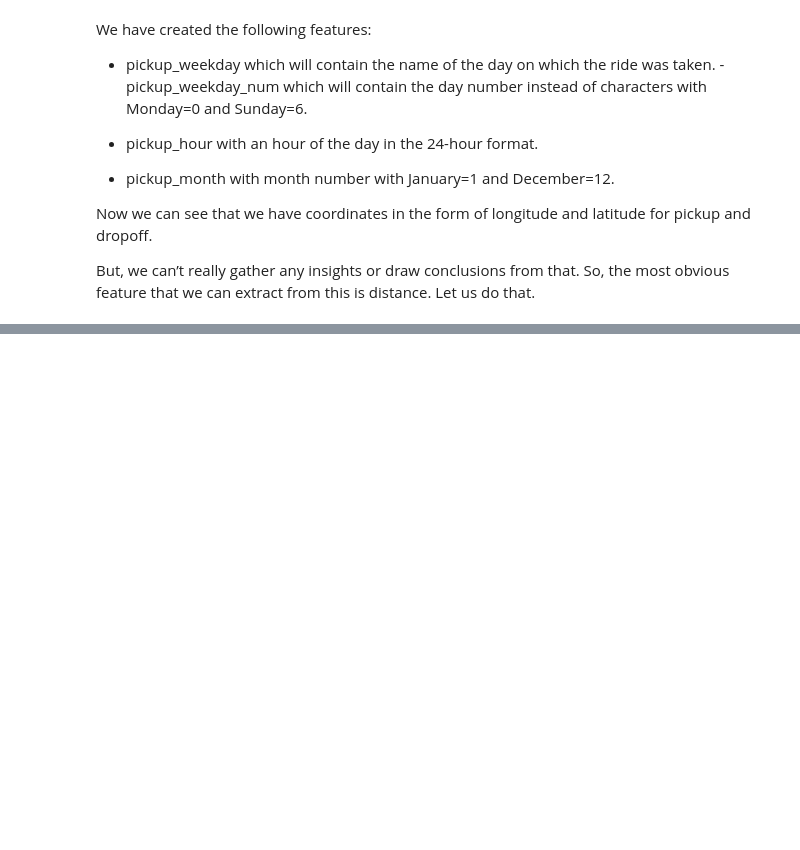
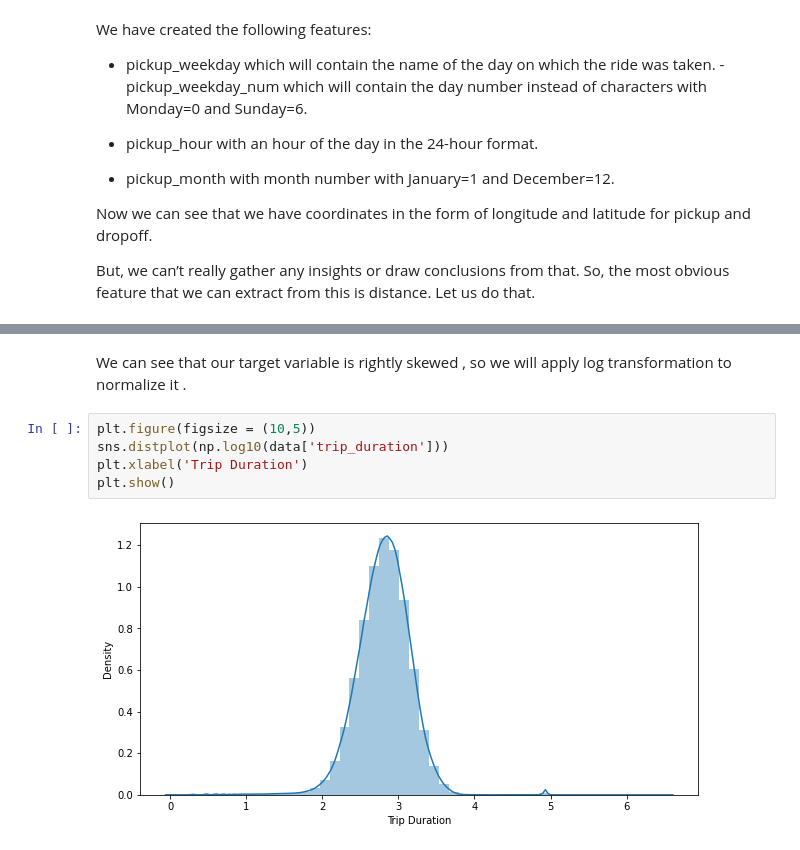
Before and after one commit to SwenFereira/NYC-Taxi-Trip-Time-Prediction---Capstone-Project, a Jupyter notebook: Final_NYC_Taxi_Trip_Time_Prediction_Capstone_Project.ipynb, the cells around one changed output, grey strips where cells are left out. Saved outputs shown, nothing was run; the diff lists cells and outputs as text; blank space fills up the shorter version.

```diff
--- a/Final_NYC_Taxi_Trip_Time_Prediction_Capstone_Project.ipynb
+++ b/Final_NYC_Taxi_Trip_Time_Prediction_Capstone_Project.ipynb
@@ -172,0 +259,9 @@ Now we can see that  we have coordinates in the form of longitude and latitude f
+# %% [markdown]
+We can see that our target variable is rightly skewed , so we will apply log transformation to normalize it .
+# %%
+plt.figure(figsize = (10,5))
+sns.distplot(np.log10(data['trip_duration']))
+plt.xlabel('Trip Duration')
+plt.show()
+# %% [output]
+[figure, added]
```
Also changed, not shown: parts of 106 cells of this notebook.
